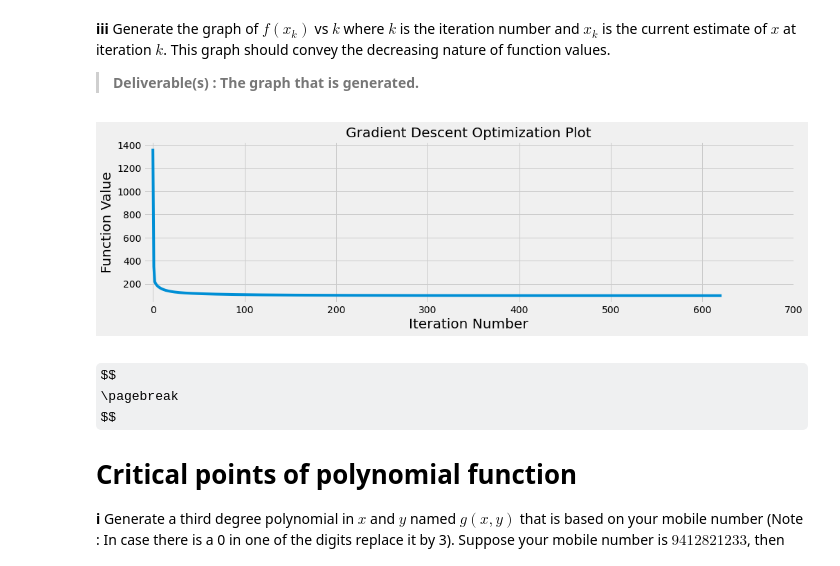
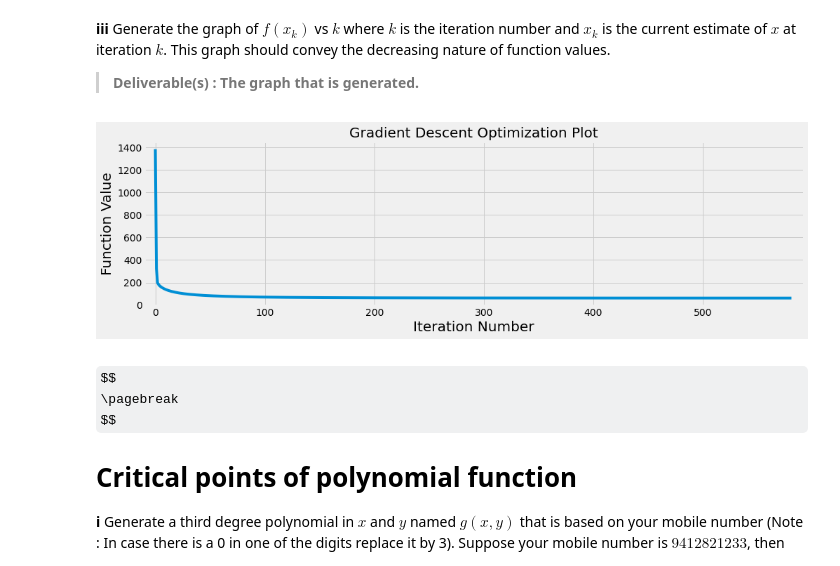
Before and after one commit to ElisonSherton/MTech_DSE, a Jupyter notebook: Sem1/MFDS/graded_assignments/assignment2/Assignment2.ipynb, the cells around one changed output. Saved outputs shown, nothing was run; the diff lists cells and outputs as text; code cells hidden in the pictures; some formulas as TeX source.

```diff
--- a/Sem1/MFDS/graded_assignments/assignment2/Assignment2.ipynb
+++ b/Sem1/MFDS/graded_assignments/assignment2/Assignment2.ipynb
@@ -36,7 +59,8 @@ $$
 **Create a random matrix of m x n**
 # %%
 def create_random_matrix(m:int, n:int, wide:bool = False) -> List:
-    """[Takes in the number of rows and columns and generates a matrix of size m x n]
+    """[Takes in the number of rows and columns and generates a matrix of size m x n.
+    Check if we need to create a random wide matrix or not, if yes, then validate, else, just generate]
 
     Args:
         m (int): Number of rows of the matrix
@@ -739,9 +763,10 @@ if decision:
 
     count_matrix = [(aref, mref, dref, 0), (ags, mgs, dgs, 0), (anorm, mnorm, dnorm, rootnorm), (aR, mR, dR, 0), (addDelta, multDelta, divDelta, 0), (afro, mfro, divfro, rootfro), (total_additions, total_multiplications, total_divisions, total_sqrts)]
 
-    import pandas as pd
-    count_df = pd.DataFrame(count_matrix, index = ["REF", "GS Algorithm", "Orthonormalization", "R = Q'A Computation", "(A - QR) Computation", "Norm(A - QR) Computation", "Total Count"], columns = ["Additions", "Multiplications", "Divisions", "Square Root"])
-count_df
+    # Print out the operation counts
+    print("\n\nOperation Counts as follows\n")
+    for row, title in zip(count_matrix, ["REF", "GS Algorithm", "Orthonormalization", "R = Q'A Computation", "(A - QR) Computation", "Norm(A - QR) Computation", "Total Count"]):
+        print(f"{title:<30}| A:{row[0]:<3} | M:{row[1]:<3} | D:{row[2]:<3} | Sqrt:{row[3]:<3}")
 # %% [output]
 Randomly Generated Matrix
         C1      C2      C3      C4      C5
@@ -1158,15 +1174,16 @@ $$
 # %%
 import matplotlib.pyplot as plt
 plt.style.use("fivethirtyeight")
 fig, ax = plt.subplots(1, 1, figsize = (15,4))
 
-plt.plot(df.index.tolist(), df.FunctionValue, )
+function_values = [x[2] for x in solutions]
+plt.plot(range(len(solutions)), function_values, )
 plt.xlabel("Iteration Number", fontsize = 20)
 plt.ylabel("Function Value", fontsize = 20)
 plt.title("Gradient Descent Optimization Plot", fontsize = 20);
-plt.xlim([-10,700]);
+plt.xlim([-10,10 + len(solutions)]);
 # %% [output]
-[figure, old version]
+[figure, new version]
 # %% [markdown]
 $$
 \pagebreak
```
Also changed, not shown: parts of 16 cells of this notebook, 35 other files.
